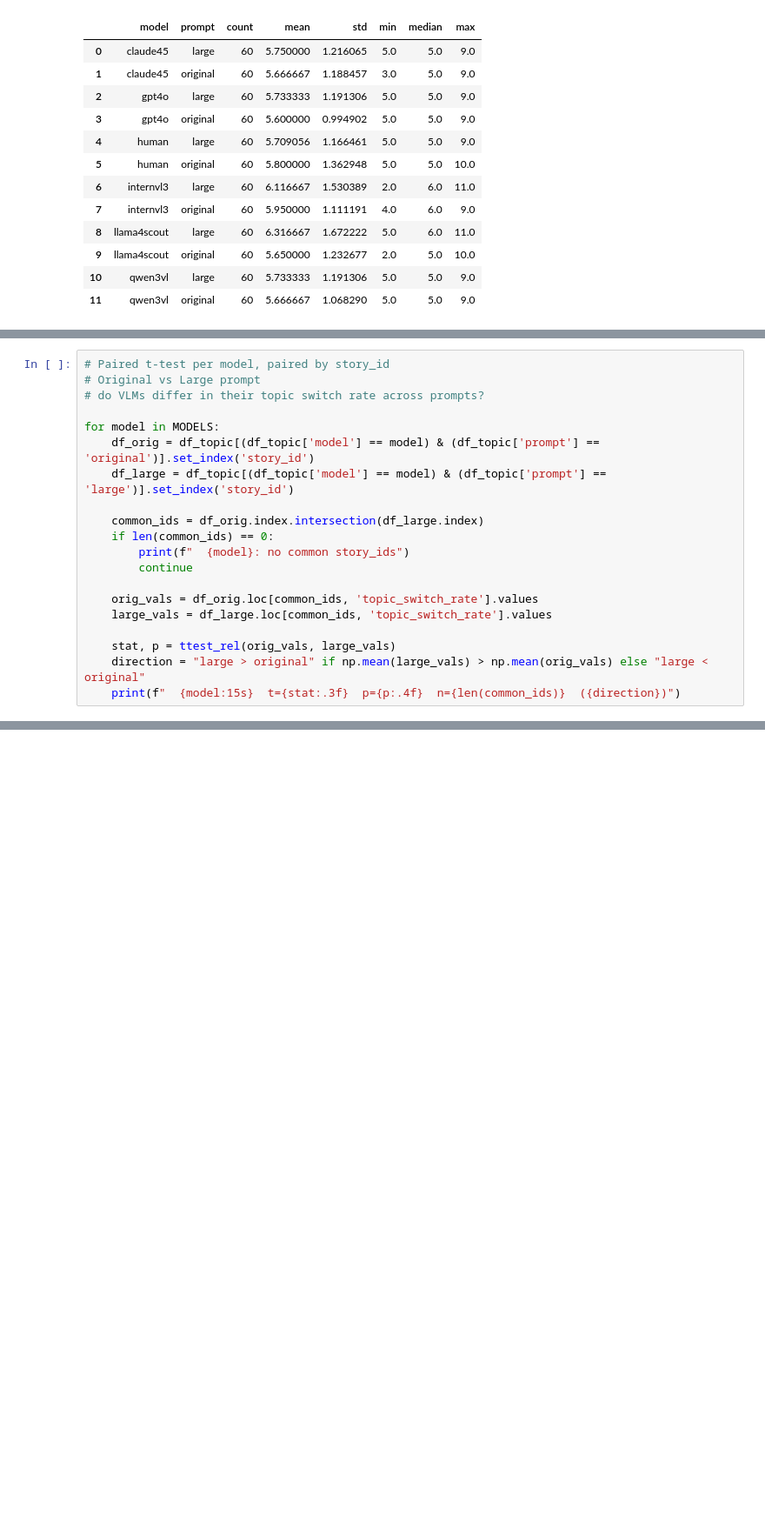
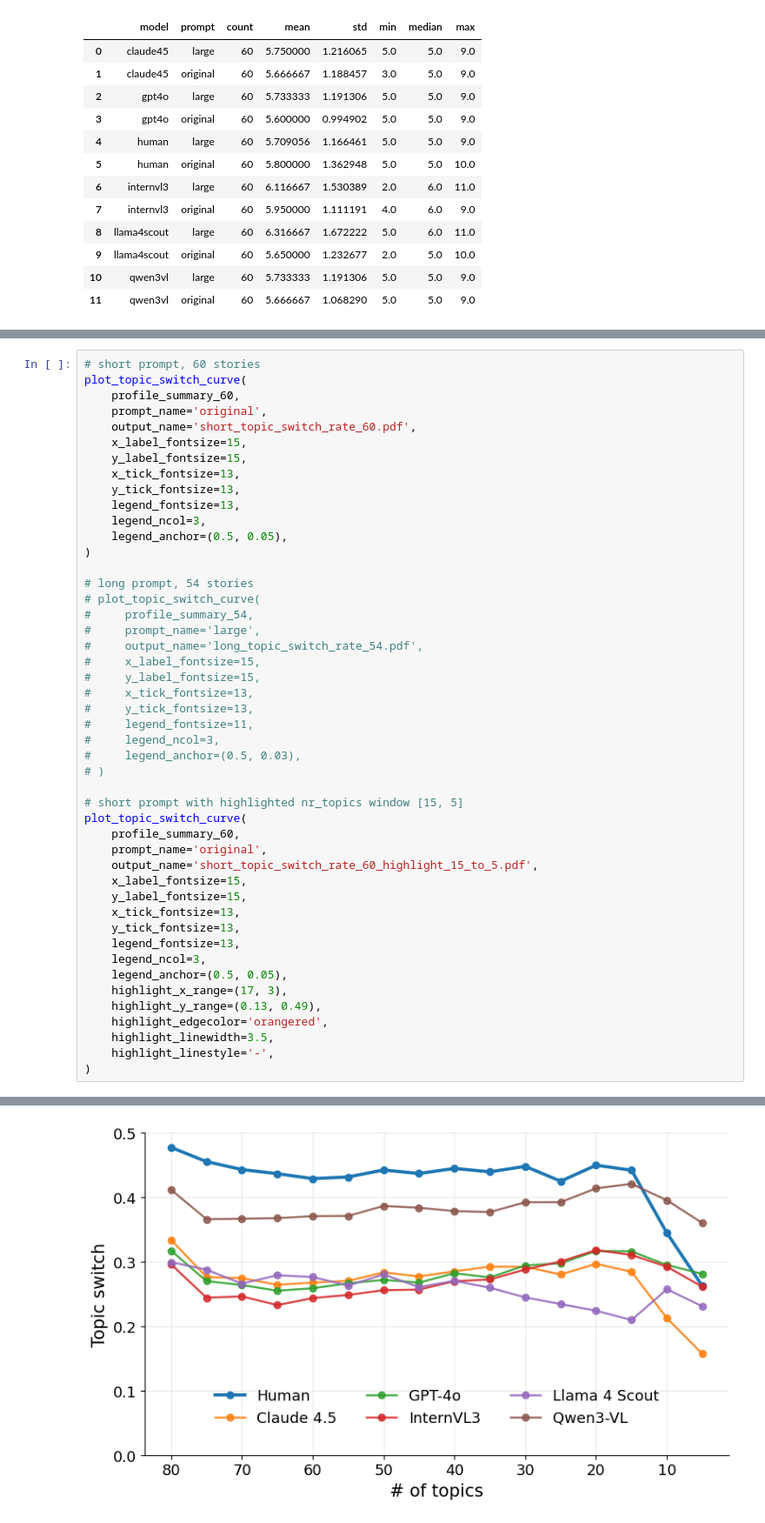
Before and after one commit to GU-CLASP/coherence-driven-humans, a Jupyter notebook: analysis/topic_modelling_profiles.ipynb, the cells around one changed output, grey strips where cells are left out. Shown at 87% size. Saved outputs shown, nothing was run; the diff lists cells and outputs as text; blank space fills up the shorter version.

```diff
--- a/analysis/topic_modelling_profiles.ipynb
+++ b/analysis/topic_modelling_profiles.ipynb
@@ -329,20 +378,0 @@ for prompt in PROMPTS:
-# %%
-# Paired t-test per model, paired by story_id
-# Original vs Large prompt
-# do VLMs differ in their topic switch rate across prompts?
-
-for model in MODELS:
-    df_orig = df_topic[(df_topic['model'] == model) & (df_topic['prompt'] == 'original')].set_index('story_id')
-    df_large = df_topic[(df_topic['model'] == model) & (df_topic['prompt'] == 'large')].set_index('story_id')
-
-    common_ids = df_orig.index.intersection(df_large.index)
-    if len(common_ids) == 0:
-        print(f"  {model}: no common story_ids")
-        continue
-
-    orig_vals = df_orig.loc[common_ids, 'topic_switch_rate'].values
-    large_vals = df_large.loc[common_ids, 'topic_switch_rate'].values
-
-    stat, p = ttest_rel(orig_vals, large_vals)
-    direction = "large > original" if np.mean(large_vals) > np.mean(orig_vals) else "large < original"
-    print(f"  {model:15s}  t={stat:.3f}  p={p:.4f}  n={len(common_ids)}  ({direction})")
@@ -373,0 +595,48 @@ Saved to /mimer/NOBACKUP/groups/naiss2025-22-1187/coherence-driven-humans/analys
+# %%
+# short prompt, 60 stories
+plot_topic_switch_curve(
+    profile_summary_60,
+    prompt_name='original',
+    output_name='short_topic_switch_rate_60.pdf',
+    x_label_fontsize=15,
+    y_label_fontsize=15,
+    x_tick_fontsize=13,
+    y_tick_fontsize=13,
+    legend_fontsize=13,
+    legend_ncol=3,
+    legend_anchor=(0.5, 0.05),
+)
+
+# long prompt, 54 stories
+# plot_topic_switch_curve(
+#     profile_summary_54,
+#     prompt_name='large',
+#     output_name='long_topic_switch_rate_54.pdf',
+#     x_label_fontsize=15,
+#     y_label_fontsize=15,
+#     x_tick_fontsize=13,
+#     y_tick_fontsize=13,
+#     legend_fontsize=11,
+#     legend_ncol=3,
+#     legend_anchor=(0.5, 0.03),
+# )
+
+# short prompt with highlighted nr_topics window [15, 5]
+plot_topic_switch_curve(
+    profile_summary_60,
+    prompt_name='original',
+    output_name='short_topic_switch_rate_60_highlight_15_to_5.pdf',
+    x_label_fontsize=15,
+    y_label_fontsize=15,
+    x_tick_fontsize=13,
+    y_tick_fontsize=13,
+    legend_fontsize=13,
+    legend_ncol=3,
+    legend_anchor=(0.5, 0.05),
+    highlight_x_range=(17, 3),
+    highlight_y_range=(0.13, 0.49),
+    highlight_edgecolor='orangered',
+    highlight_linewidth=3.5,
+    highlight_linestyle='-',
+)
+# %% [output]
@@ -373,0 +644 @@ Saved to /mimer/NOBACKUP/groups/naiss2025-22-1187/coherence-driven-humans/analys
+[figure, added]
```
Also changed, not shown: parts of 16 cells of this notebook, 10 other files.
